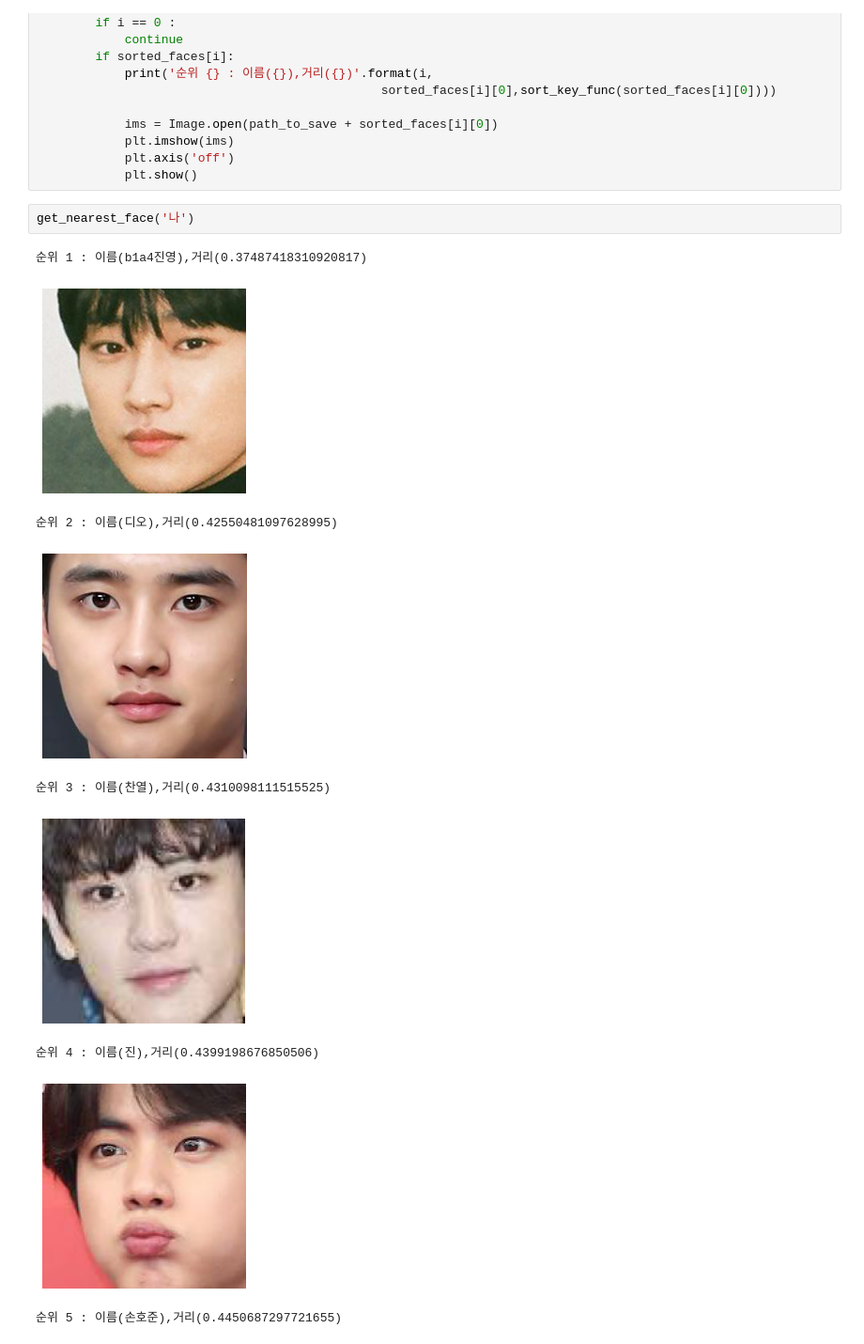
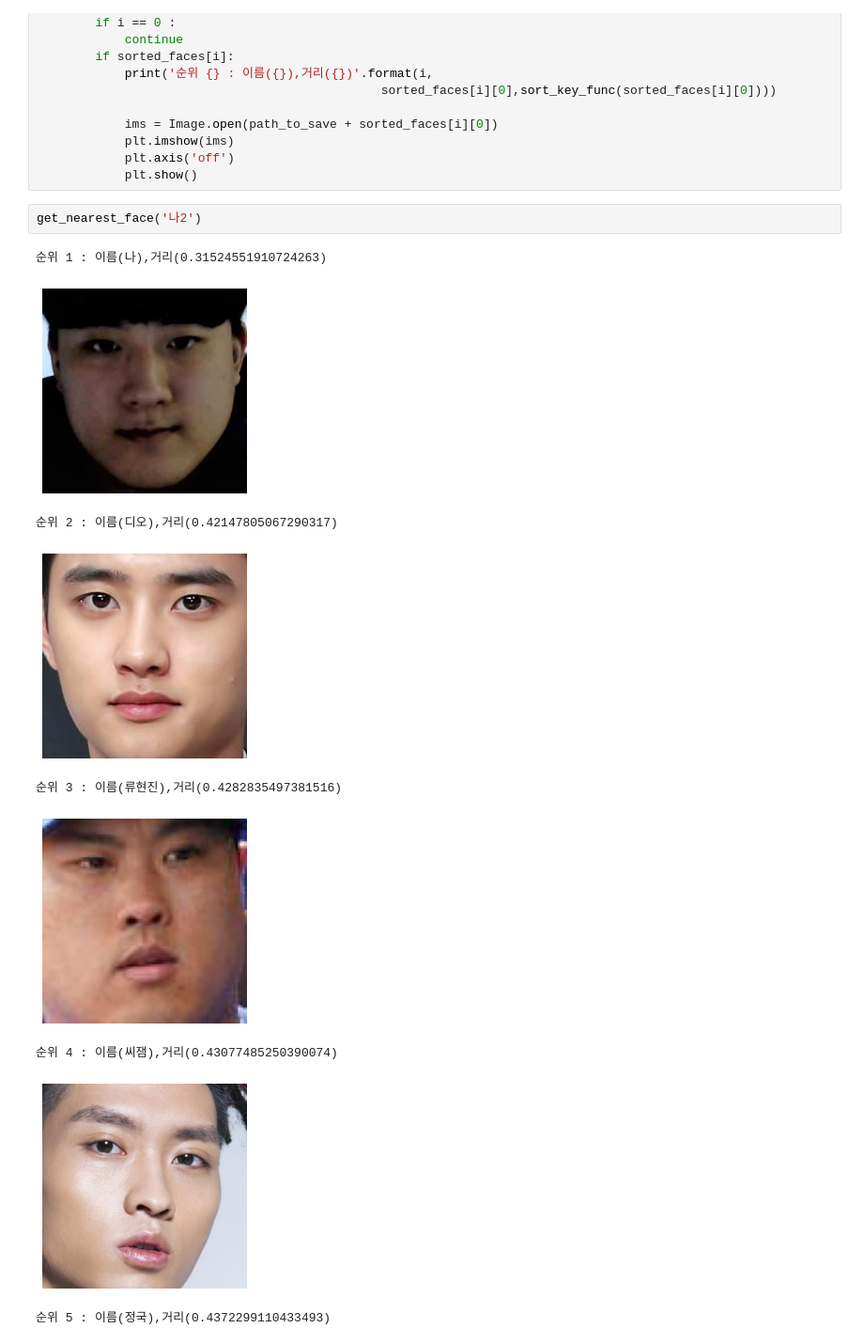
Before and after one commit to HSC-1/aiffel_achieve, a Jupyter notebook: (E7) similar image.ipynb, the cells around one changed output. Shown: that part at 94% size. Cells and saved outputs as stored; diff of their text form.

```diff
--- a/(E7) similar image.ipynb
+++ b/(E7) similar image.ipynb
@@ -102,14 +103,14 @@ def get_nearest_face(name, top=5):
             plt.axis('off')
             plt.show()
 # %%
-get_nearest_face('나')
+get_nearest_face('나2')
 # %% [output]
-순위 1 : 이름(b1a4진영),거리(0.37487418310920817)
+순위 1 : 이름(나),거리(0.31524551910724263)
-[figure, old version]
+[figure, new version]
-순위 2 : 이름(디오),거리(0.42550481097628995)
+순위 2 : 이름(디오),거리(0.42147805067290317)
 [figure]
-순위 3 : 이름(찬열),거리(0.4310098111515525)
+순위 3 : 이름(류현진),거리(0.4282835497381516)
-[figure, old version]
+[figure, new version]
-순위 4 : 이름(진),거리(0.4399198676850506)
+순위 4 : 이름(씨잼),거리(0.43077485250390074)
-[figure, old version]
+[figure, new version]
-순위 5 : 이름(손호준),거리(0.4450687297721655)
+순위 5 : 이름(정국),거리(0.4372299110433493)
```
Also changed, not shown: parts of 6 cells of this notebook.
